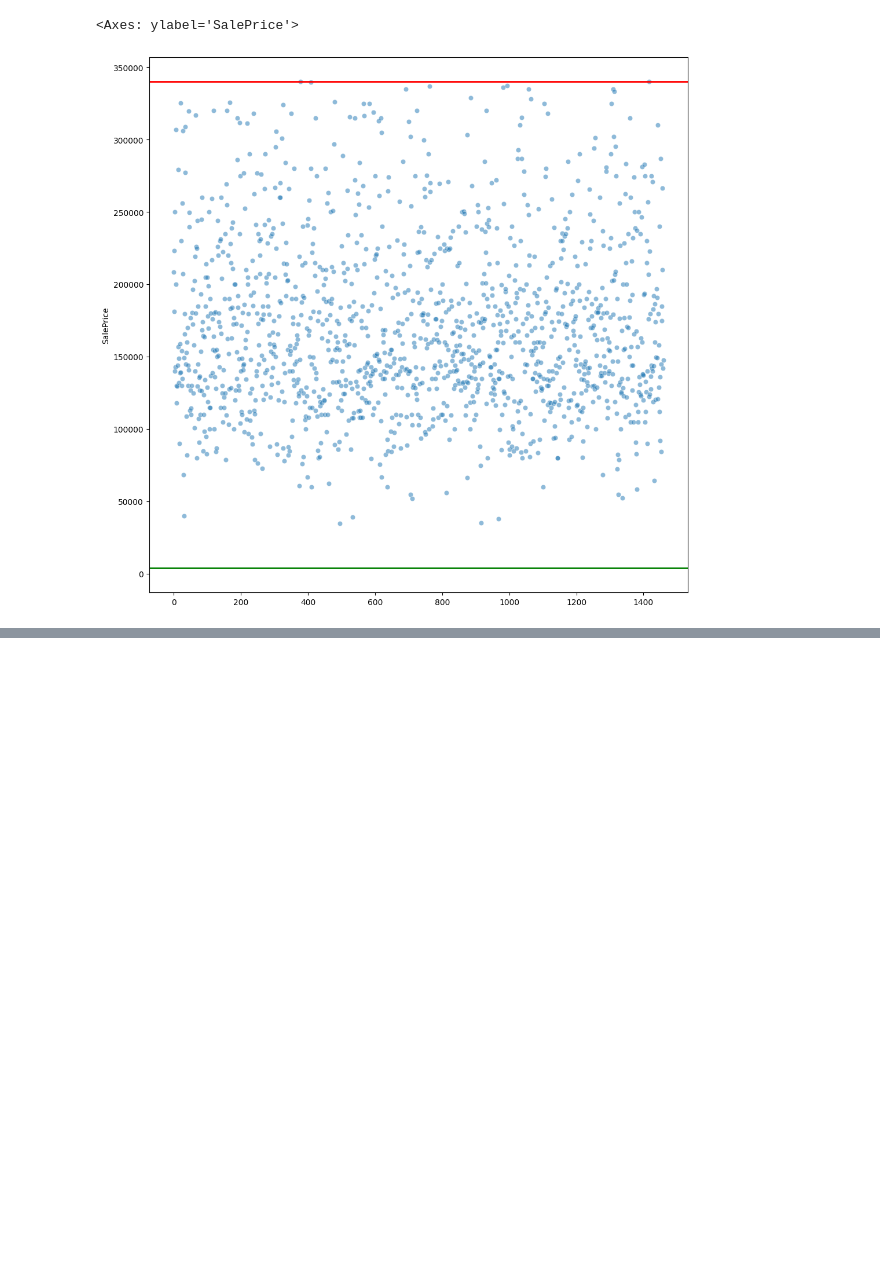
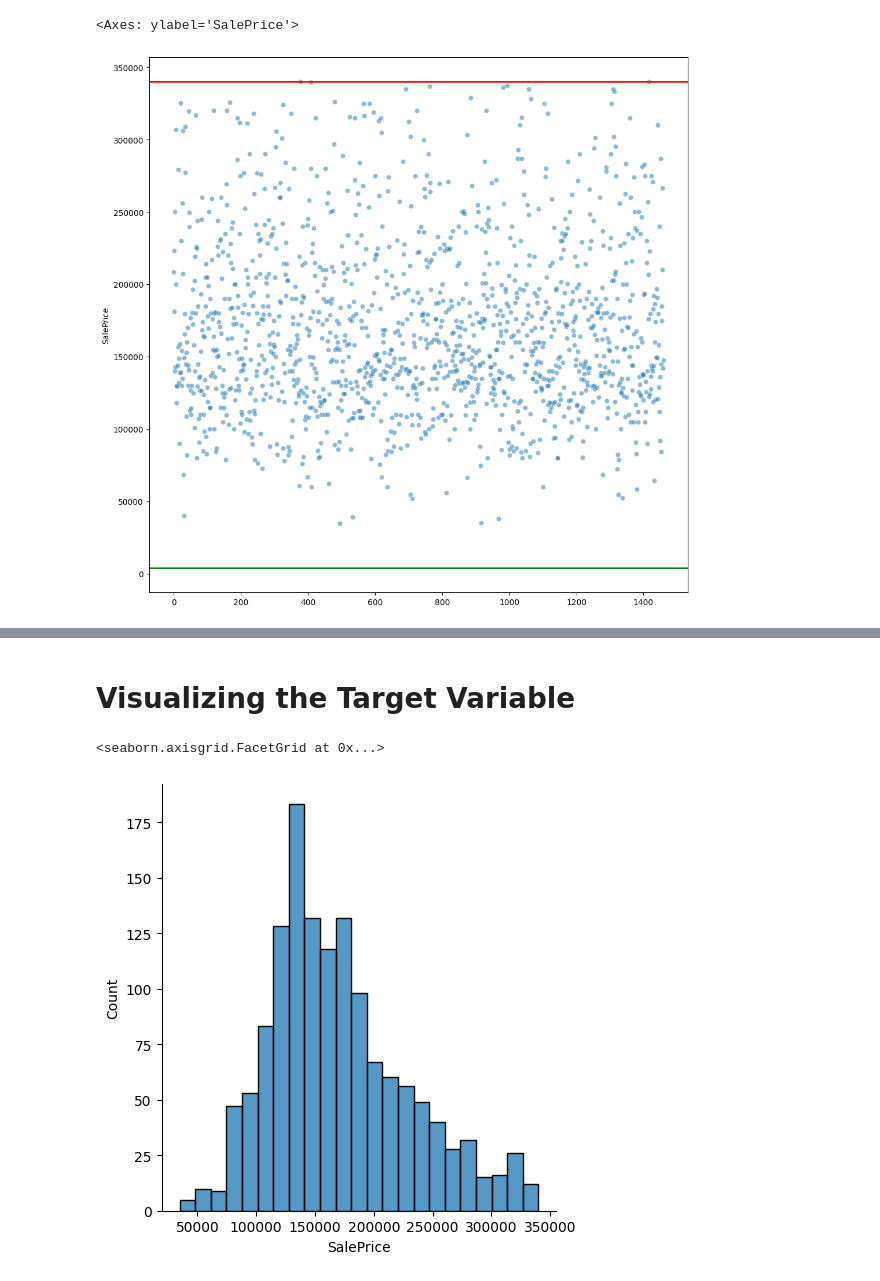
Before and after one commit to being-underscore-me-dot-rajat/Skillcraft, a Jupyter notebook: task2.ipynb, the cells around one changed output, grey strips where cells are left out. Saved outputs shown, nothing was run; the diff lists cells and outputs as text; code cells hidden in the pictures; blank space fills up the shorter version.

Commit message:
Kaggle Notebook | housing prices | Version 1

```diff
--- a/task2.ipynb
+++ b/task2.ipynb
@@ -241,0 +227,15 @@ for i in numcols:
+# %%
+from sklearn.preprocessing import OneHotEncoder
+from sklearn.preprocessing import OrdinalEncoder
+ord_encoder=OrdinalEncoder()
+oh_encoder=OneHotEncoder(sparse_output=False)
+# %%
+oh_df=pd.DataFrame(oh_encoder.fit_transform(train_df[oh_cols]),columns=oh_encoder.get_feature_names_out(),index=train_df.index)
+oht_df=pd.DataFrame(oh_encoder.transform(test_df[oh_cols]),columns=oh_encoder.get_feature_names_out(),index=test_df.index)
+train_df=train_df.join(oh_df)
+test_df=test_df.join(oht_df)
+train_df.drop(oh_cols,axis=1,inplace=True)
+test_df.drop(oh_cols,axis=1,inplace=True)
+
+train_df[ord_cols]=pd.DataFrame(ord_encoder.fit_transform(train_df[ord_cols]),columns=ord_cols,index=train_df.index)
+test_df[ord_cols]=pd.DataFrame(ord_encoder.transform(test_df[ord_cols]),columns=ord_cols,index=test_df.index)
@@ -241,0 +261,7 @@ for i in numcols:
+# %% [markdown]
+# Visualizing the Target Variable
+# %%
+sns.displot(train_df['SalePrice'])
+# %% [output]
+<seaborn.axisgrid.FacetGrid at 0x...>
+[figure, added]
```
Also changed, not shown: parts of 20 cells of this notebook.
